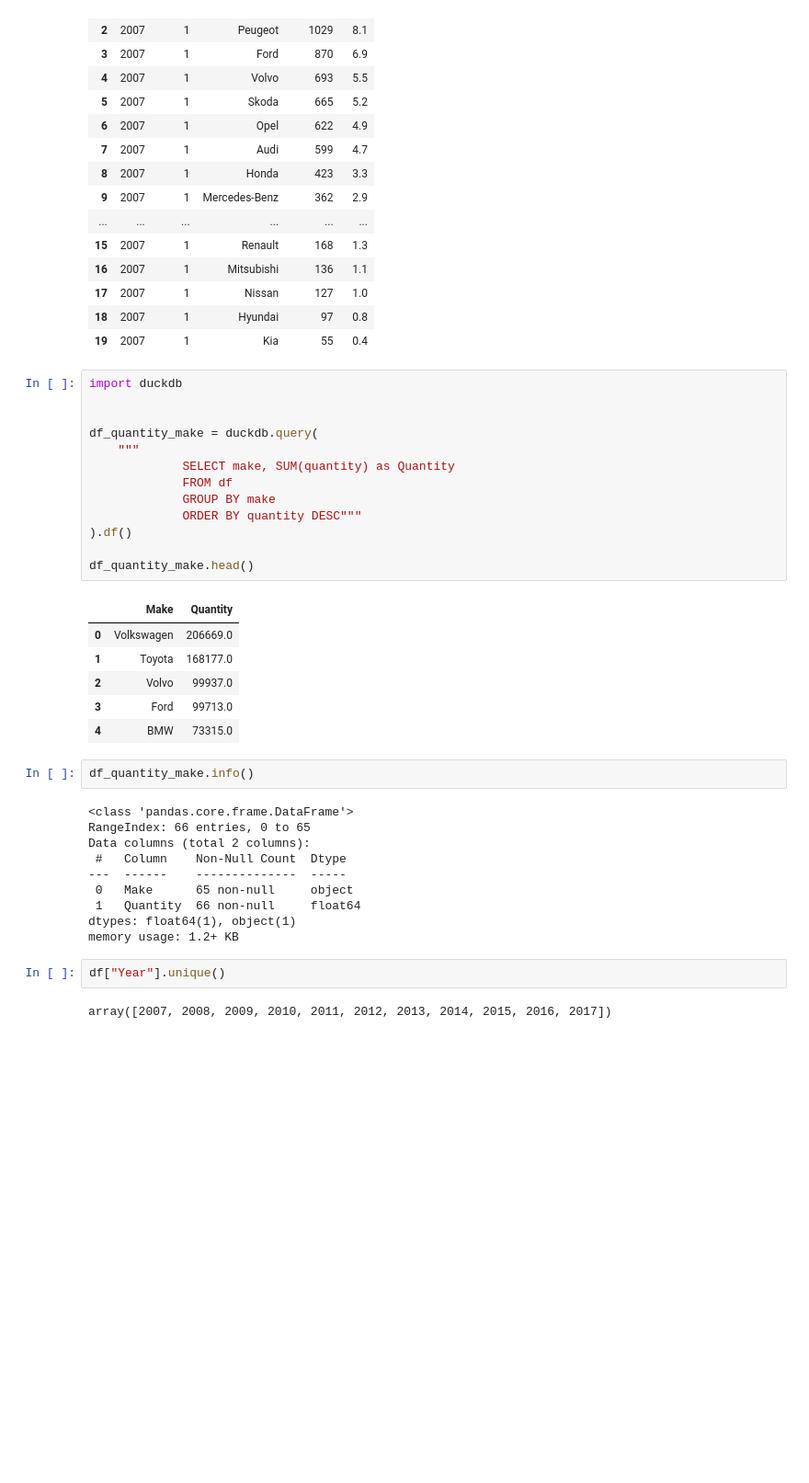
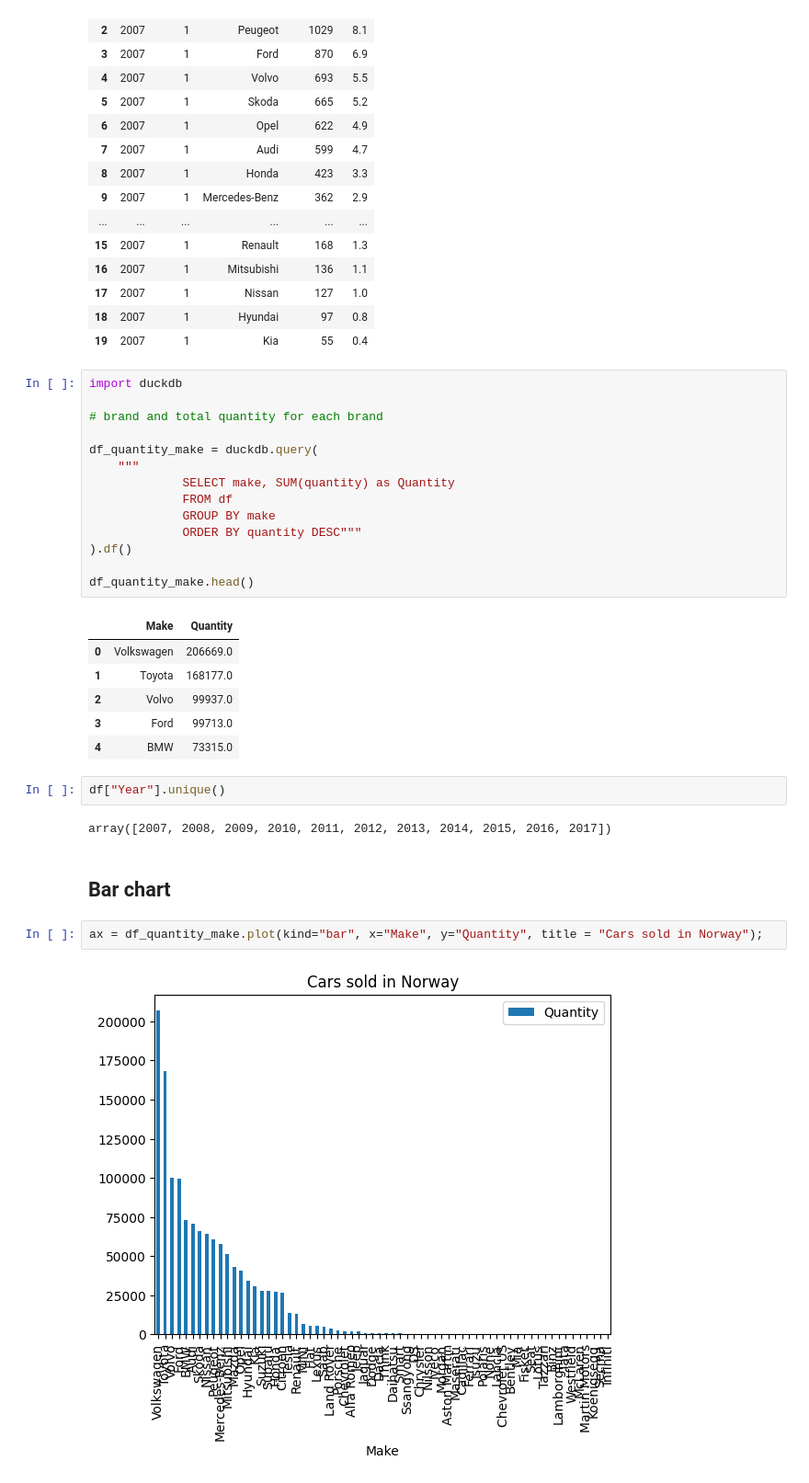
Before and after one commit to ebt35/data_visualization_eyoub_beraki_de24, a Jupyter notebook: code_alongs/02_matplotlib_line_bar/matplotlib_line_bar.ipynb, the cells around one changed output. Shown: that part at 92% size. Cells and saved outputs as stored; diff of their text form; blank space fills up the shorter version.

```diff
--- a/code_alongs/02_matplotlib_line_bar/matplotlib_line_bar.ipynb
+++ b/code_alongs/02_matplotlib_line_bar/matplotlib_line_bar.ipynb
@@ -76,6 +76,7 @@ df.head(20)
 # %%
 import duckdb
 
+# brand and total quantity for each brand
 
 df_quantity_make = duckdb.query(
     """
@@ -93,19 +94,13 @@ df_quantity_make.head()
 | 2 | Volvo | 99937.0 |
 | 3 | Ford | 99713.0 |
 | 4 | BMW | 73315.0 |
-# %%
-df_quantity_make.info()
-# %% [output]
-<class 'pandas.core.frame.DataFrame'>
-RangeIndex: 66 entries, 0 to 65
-Data columns (total 2 columns):
- #   Column    Non-Null Count  Dtype
----  ------    --------------  -----
- 0   Make      65 non-null     object
- 1   Quantity  66 non-null     float64
-dtypes: float64(1), object(1)
-memory usage: 1.2+ KB
 # %%
 df["Year"].unique()
 # %% [output]
 array([2007, 2008, 2009, 2010, 2011, 2012, 2013, 2014, 2015, 2016, 2017])
+# %% [markdown]
+## Bar chart
+# %%
+ax = df_quantity_make.plot(kind="bar", x="Make", y="Quantity", title = "Cars sold in Norway");
+# %% [output]
+[figure, added]
```
